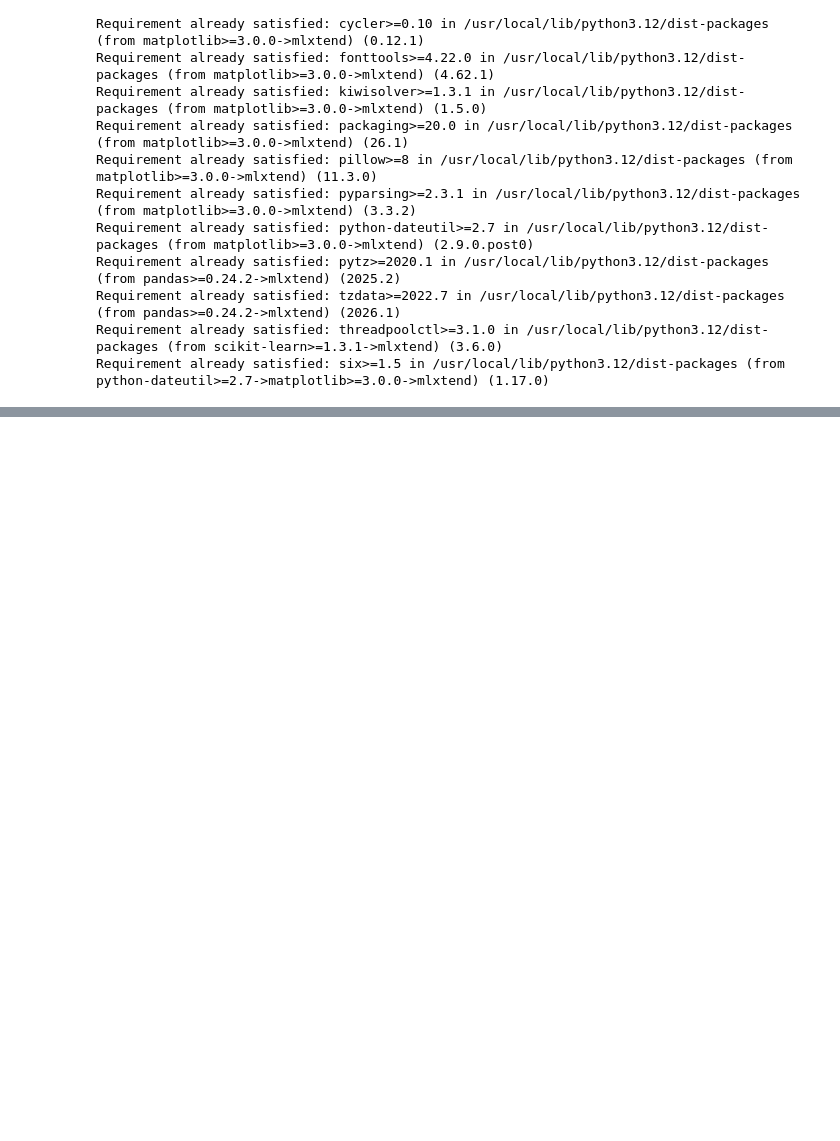
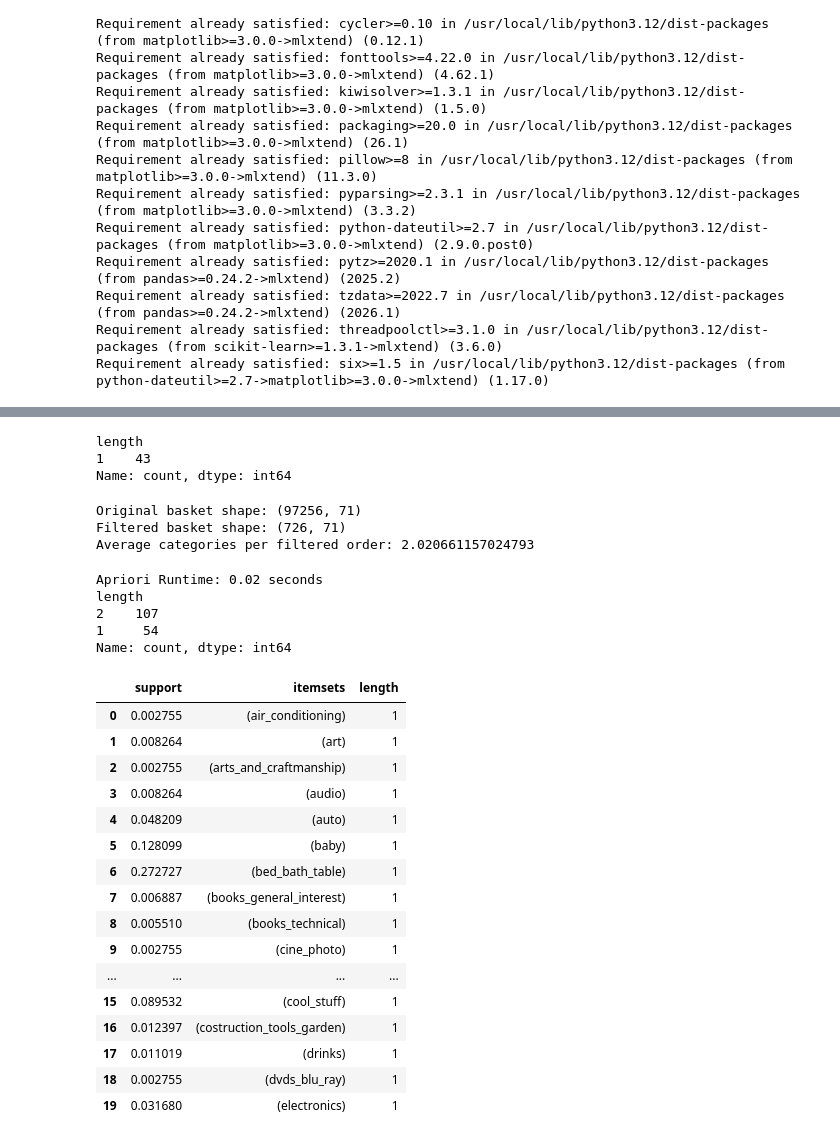
Before and after one commit to asher013/CISC483-683-Final, a Jupyter notebook: association_rules.ipynb, the cells around one changed output, grey strips where cells are left out. Drawn from its saved outputs; the diff is of its cells as text; code cells hidden in the pictures; blank space fills up the shorter version.

```diff
--- a/association_rules.ipynb
+++ b/association_rules.ipynb
@@ -31,0 +128,13 @@ from mlxtend.frequent_patterns import apriori, fpgrowth, association_rules
+# %%
+basket = (
+    df.groupby(
+        ['order_id', 'product_category_name_english']
+    ) ['product_id']
+    .count()
+    .unstack()
+    .fillna(0)
+)
+# binary values
+basket = basket.astype(bool)
+print("Basket shape:", basket.shape)
+basket.head()
@@ -31,0 +175,8 @@ from mlxtend.frequent_patterns import apriori, fpgrowth, association_rules
+# %%
+frequent_apriori['length'] = frequent_apriori['itemsets'].apply(len)
+
+print(frequent_apriori['length'].value_counts())
+# %% [output]
+length
+1    43
+Name: count, dtype: int64
@@ -31,0 +185,56 @@ from mlxtend.frequent_patterns import apriori, fpgrowth, association_rules
+# %%
+basket_filtered = basket[basket.sum(axis=1) > 1]
+
+print("Original basket shape:", basket.shape)
+print("Filtered basket shape:", basket_filtered.shape)
+
+print(
+    "Average categories per filtered order:",
+    basket_filtered.sum(axis=1).mean()
+)
+# %% [output]
+Original basket shape: (97256, 71)
+Filtered basket shape: (726, 71)
+Average categories per filtered order: 2.020661157024793
+# %%
+start = time.time()
+
+frequent_apriori = apriori(
+    basket_filtered,
+    min_support=0.002,
+    use_colnames=True,
+    low_memory=True
+)
+
+apriori_time = time.time() - start
+
+frequent_apriori['length'] = frequent_apriori['itemsets'].apply(len)
+
+print(f"Apriori Runtime: {apriori_time:.2f} seconds")
+
+print(frequent_apriori['length'].value_counts())
+
+frequent_apriori.head(20)
+# %% [output]
+Apriori Runtime: 0.02 seconds
+length
+2    107
+1     54
+Name: count, dtype: int64
+|  | support | itemsets | length |
+| 0 | 0.002755 | (air_conditioning) | 1 |
+| 1 | 0.008264 | (art) | 1 |
+| 2 | 0.002755 | (arts_and_craftmanship) | 1 |
+| 3 | 0.008264 | (audio) | 1 |
+| 4 | 0.048209 | (auto) | 1 |
+| 5 | 0.128099 | (baby) | 1 |
+| 6 | 0.272727 | (bed_bath_table) | 1 |
+| 7 | 0.006887 | (books_general_interest) | 1 |
+| 8 | 0.005510 | (books_technical) | 1 |
+| 9 | 0.002755 | (cine_photo) | 1 |
+| ... | ... | ... | ... |
+| 15 | 0.089532 | (cool_stuff) | 1 |
+| 16 | 0.012397 | (costruction_tools_garden) | 1 |
+| 17 | 0.011019 | (drinks) | 1 |
+| 18 | 0.002755 | (dvds_blu_ray) | 1 |
+| 19 | 0.031680 | (electronics) | 1 |
```
Also changed, not shown: parts of 20 cells of this notebook.
